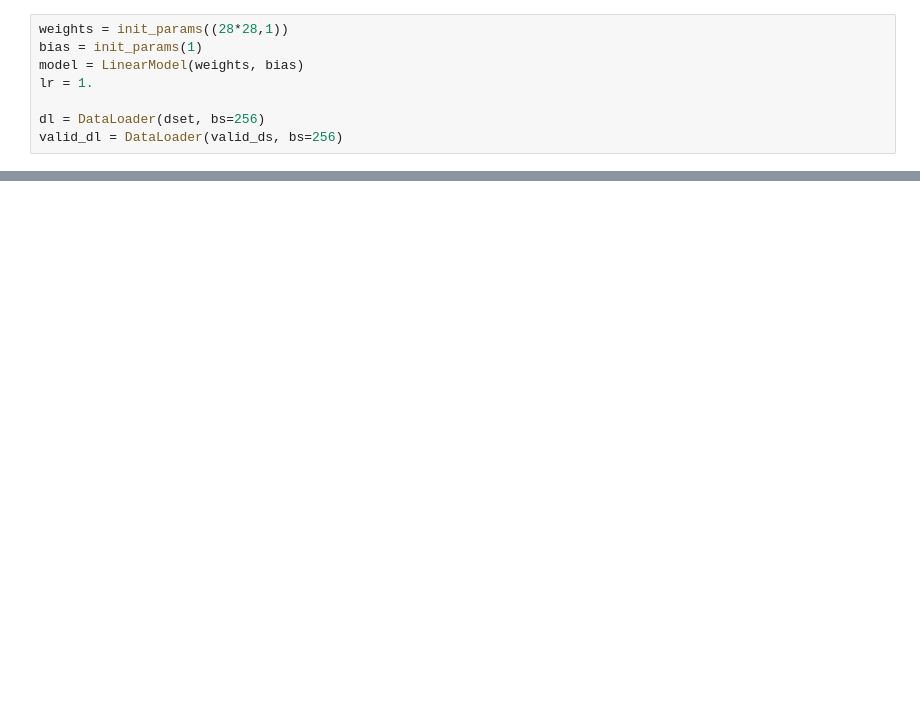
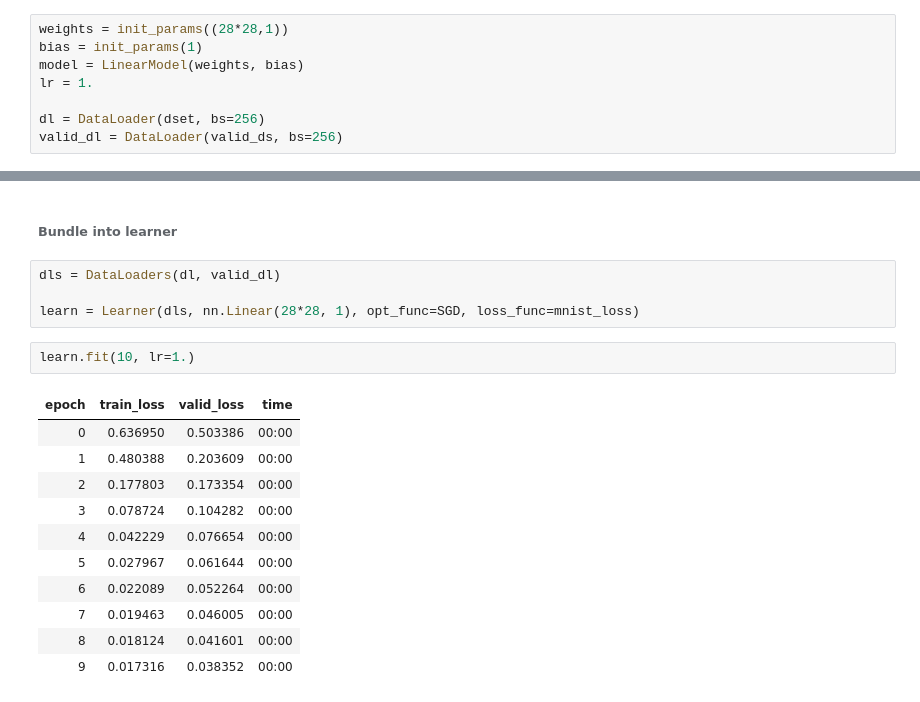
Before and after one commit to omlnaut/fastai, a Jupyter notebook: chapter3_foundations_of_vision.ipynb, the cells around one changed output, grey strips where cells are left out. Saved outputs shown, nothing was run; the diff lists cells and outputs as text; blank space fills up the shorter version.

```diff
--- a/chapter3_foundations_of_vision.ipynb
+++ b/chapter3_foundations_of_vision.ipynb
@@ -573,0 +657,20 @@ tensor(0.9721)
+# %% [markdown]
+###### Bundle into learner
+# %%
+dls = DataLoaders(dl, valid_dl)
+
+learn = Learner(dls, nn.Linear(28*28, 1), opt_func=SGD, loss_func=mnist_loss)
+# %%
+learn.fit(10, lr=1.)
+# %% [output]
+| epoch | train_loss | valid_loss | time |
+| 0 | 0.636950 | 0.503386 | 00:00 |
+| 1 | 0.480388 | 0.203609 | 00:00 |
+| 2 | 0.177803 | 0.173354 | 00:00 |
+| 3 | 0.078724 | 0.104282 | 00:00 |
+| 4 | 0.042229 | 0.076654 | 00:00 |
+| 5 | 0.027967 | 0.061644 | 00:00 |
+| 6 | 0.022089 | 0.052264 | 00:00 |
+| 7 | 0.019463 | 0.046005 | 00:00 |
+| 8 | 0.018124 | 0.041601 | 00:00 |
+| 9 | 0.017316 | 0.038352 | 00:00 |
```
Also changed, not shown: parts of 29 cells of this notebook, 1 other file.
